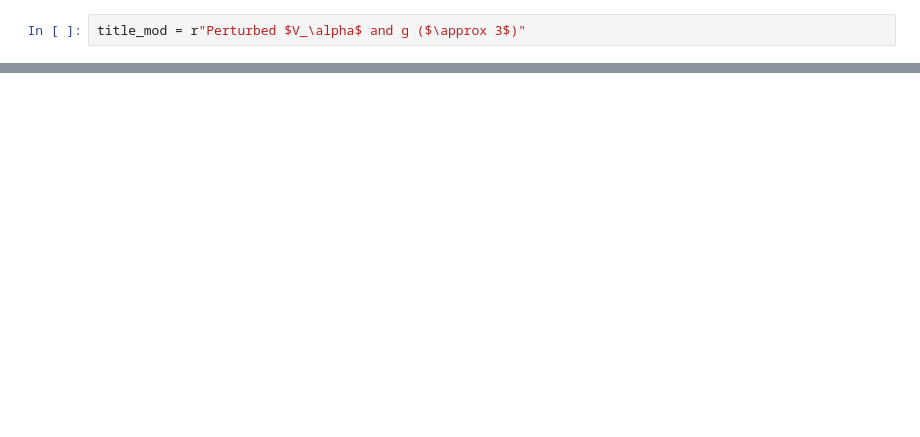
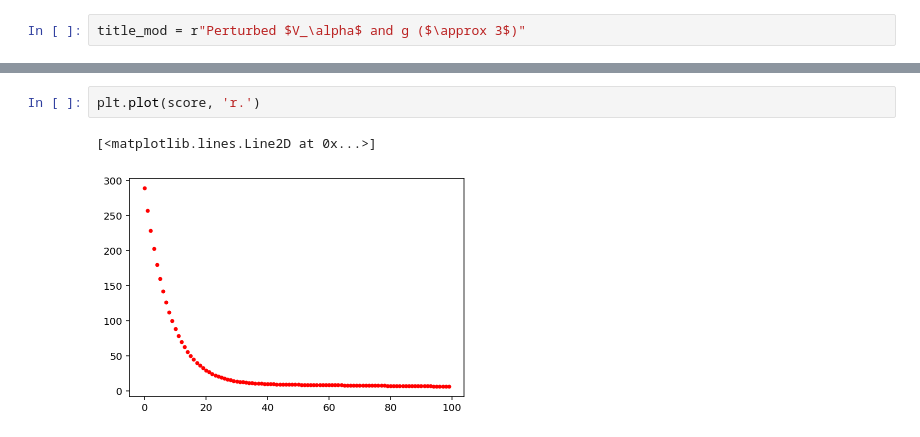
Before and after one commit to pecom/red-calibration, a Jupyter notebook: SmallArrayTests.ipynb, the cells around one changed output, grey strips where cells are left out. Drawn from its saved outputs; the diff is of its cells as text; blank space fills up the shorter version.

```diff
--- a/SmallArrayTests.ipynb
+++ b/SmallArrayTests.ipynb
@@ -223,0 +519,5 @@ axes[1].legend();
+# %%
+plt.plot(score, 'r.')
+# %% [output]
+[<matplotlib.lines.Line2D at 0x...>]
+[figure, added]
```
Also changed, not shown: parts of 37 cells of this notebook.
